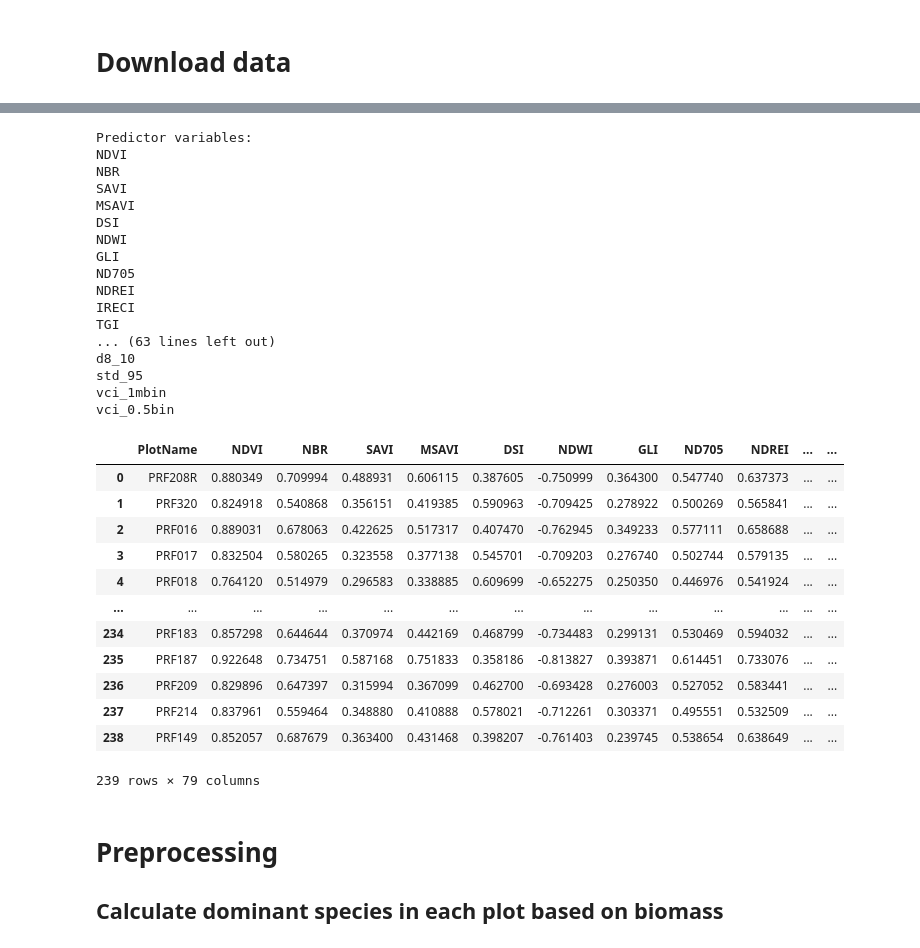
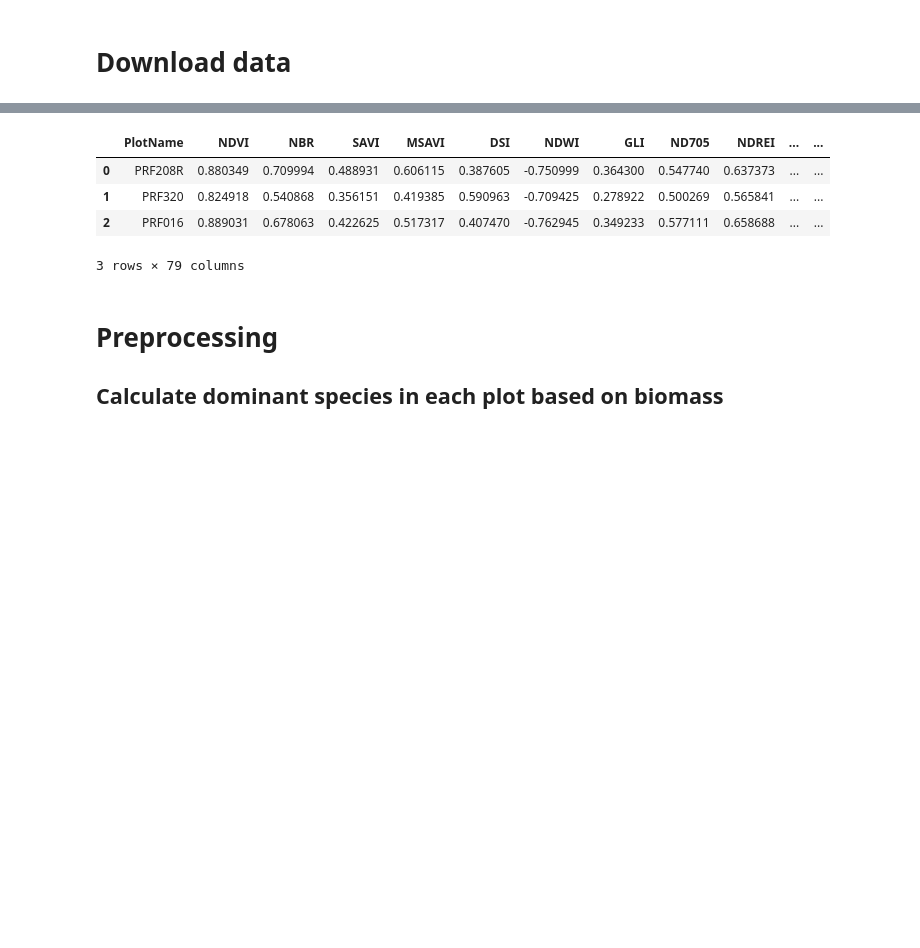
Before and after one commit to subornaa/Data-Analytics-Tutorials, a Jupyter notebook: CART.ipynb, the cells around one changed output, grey strips where cells are left out. Drawn from its saved outputs; the diff is of its cells as text; code cells hidden in the pictures; blank space fills up the shorter version.

```diff
--- a/CART.ipynb
+++ b/CART.ipynb
@@ -81,48 +82,20 @@ Data has already been downloaded.
 # %%
 # Calculate dominant tree species based on biomass
 
 df = pd.read_csv("data/predictors.csv")
 
 # Extract predictor var list
 features_ls = df.drop("PlotName", axis=1).columns.tolist()
 
-print("Predictor variables:")
-print("\n".join(features_ls))
-
 trees_df = pd.read_csv("data/trees.csv")
 
-df
+df.head(3)
 # %% [output]
+|  | PlotName | NDVI | NBR | SAVI | MSAVI | DSI | NDWI | GLI | ND705 | NDREI | ... | ... |
+| 0 | PRF208R | 0.880349 | 0.709994 | 0.488931 | 0.606115 | 0.387605 | -0.750999 | 0.364300 | 0.547740 | 0.637373 | ... | ... |
+| 1 | PRF320 | 0.824918 | 0.540868 | 0.356151 | 0.419385 | 0.590963 | -0.709425 | 0.278922 | 0.500269 | 0.565841 | ... | ... |
+| 2 | PRF016 | 0.889031 | 0.678063 | 0.422625 | 0.517317 | 0.407470 | -0.762945 | 0.349233 | 0.577111 | 0.658688 | ... | ... |
-Predictor variables:
-NDVI
-NBR
-SAVI
-MSAVI
-DSI
-NDWI
-GLI
-ND705
-NDREI
-IRECI
-TGI
-... (63 lines left out)
-d8_10
-std_95
-vci_1mbin
-vci_0.5bin
+3 rows × 79 columns
-|  | PlotName | NDVI | NBR | SAVI | MSAVI | DSI | NDWI | GLI | ND705 | NDREI | ... | ... |
-| 0 | PRF208R | 0.880349 | 0.709994 | 0.488931 | 0.606115 | 0.387605 | -0.750999 | 0.364300 | 0.547740 | 0.637373 | ... | ... |
-| 1 | PRF320 | 0.824918 | 0.540868 | 0.356151 | 0.419385 | 0.590963 | -0.709425 | 0.278922 | 0.500269 | 0.565841 | ... | ... |
-| 2 | PRF016 | 0.889031 | 0.678063 | 0.422625 | 0.517317 | 0.407470 | -0.762945 | 0.349233 | 0.577111 | 0.658688 | ... | ... |
-| 3 | PRF017 | 0.832504 | 0.580265 | 0.323558 | 0.377138 | 0.545701 | -0.709203 | 0.276740 | 0.502744 | 0.579135 | ... | ... |
-| 4 | PRF018 | 0.764120 | 0.514979 | 0.296583 | 0.338885 | 0.609699 | -0.652275 | 0.250350 | 0.446976 | 0.541924 | ... | ... |
-| ... | ... | ... | ... | ... | ... | ... | ... | ... | ... | ... | ... | ... |
-| 234 | PRF183 | 0.857298 | 0.644644 | 0.370974 | 0.442169 | 0.468799 | -0.734483 | 0.299131 | 0.530469 | 0.594032 | ... | ... |
-| 235 | PRF187 | 0.922648 | 0.734751 | 0.587168 | 0.751833 | 0.358186 | -0.813827 | 0.393871 | 0.614451 | 0.733076 | ... | ... |
-| 236 | PRF209 | 0.829896 | 0.647397 | 0.315994 | 0.367099 | 0.462700 | -0.693428 | 0.276003 | 0.527052 | 0.583441 | ... | ... |
-| 237 | PRF214 | 0.837961 | 0.559464 | 0.348880 | 0.410888 | 0.578021 | -0.712261 | 0.303371 | 0.495551 | 0.532509 | ... | ... |
-| 238 | PRF149 | 0.852057 | 0.687679 | 0.363400 | 0.431468 | 0.398207 | -0.761403 | 0.239745 | 0.538654 | 0.638649 | ... | ... |
-239 rows × 79 columns
 # %% [markdown]
 # Preprocessing
 
```
Also changed, not shown: parts of 7 cells of this notebook.
